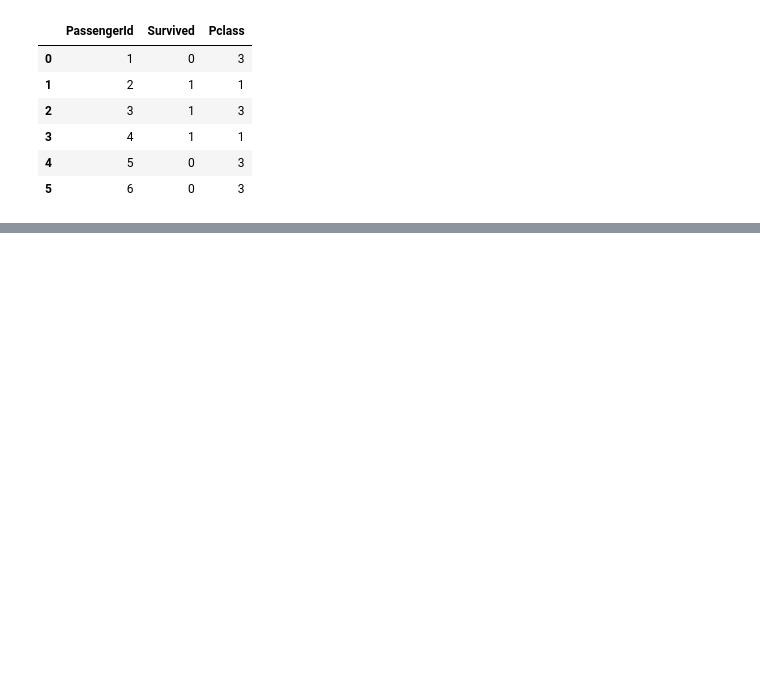
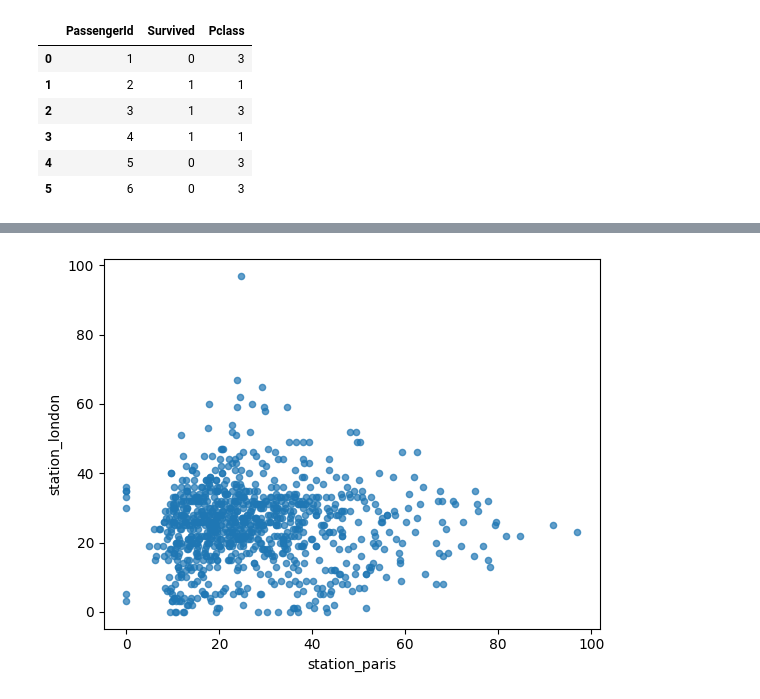
Before and after one commit to Sospeter-Wainaina/Machine-Learning-Zoomcamp, a Jupyter notebook: Introduction/Pandas-Intro.ipynb, the cells around one changed output, grey strips where cells are left out. Saved outputs shown, nothing was run; the diff lists cells and outputs as text; code cells hidden in the pictures; blank space fills up the shorter version.

```diff
--- a/Introduction/Pandas-Intro.ipynb
+++ b/Introduction/Pandas-Intro.ipynb
@@ -334,0 +374,5 @@ titanic.iloc[:6,:3]
+# %%
+air_quality.plot.scatter(x="station_paris",y="station_london",alpha=0.7)
+plt.show()
+# %% [output]
+[figure, added]
```
Also changed, not shown: parts of 7 cells of this notebook.
